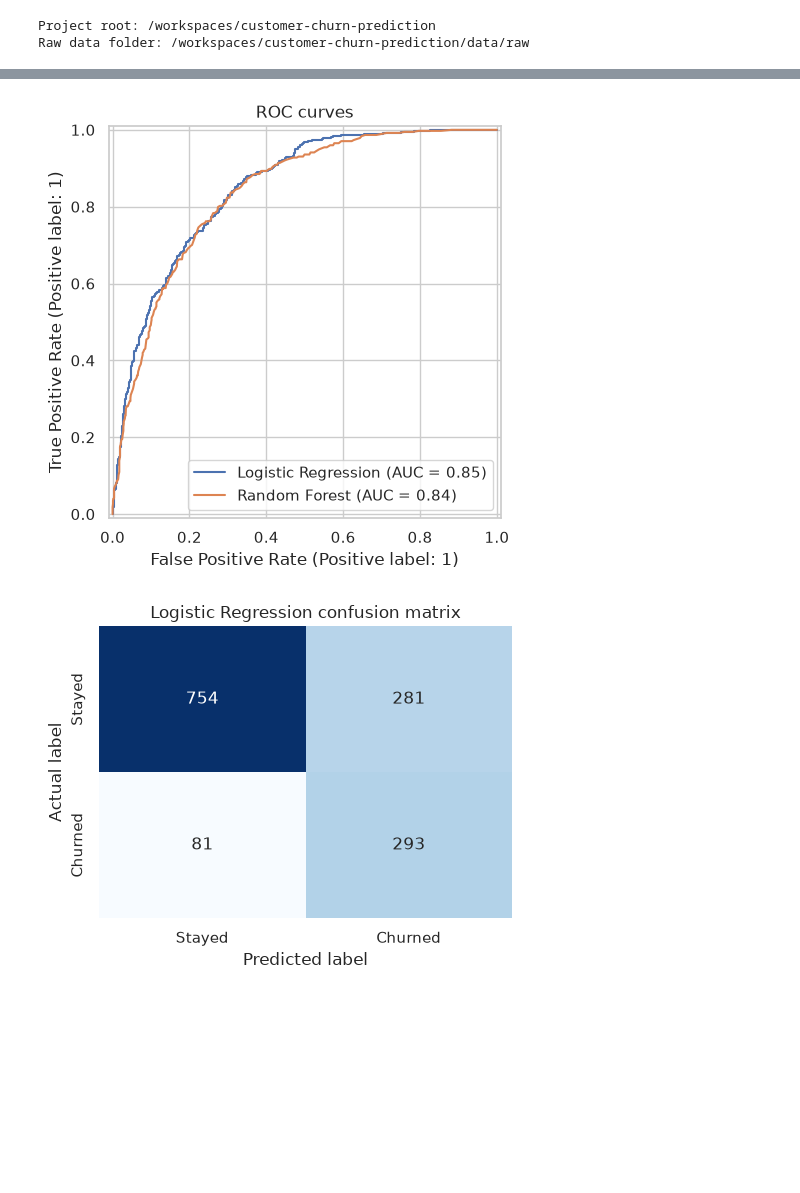
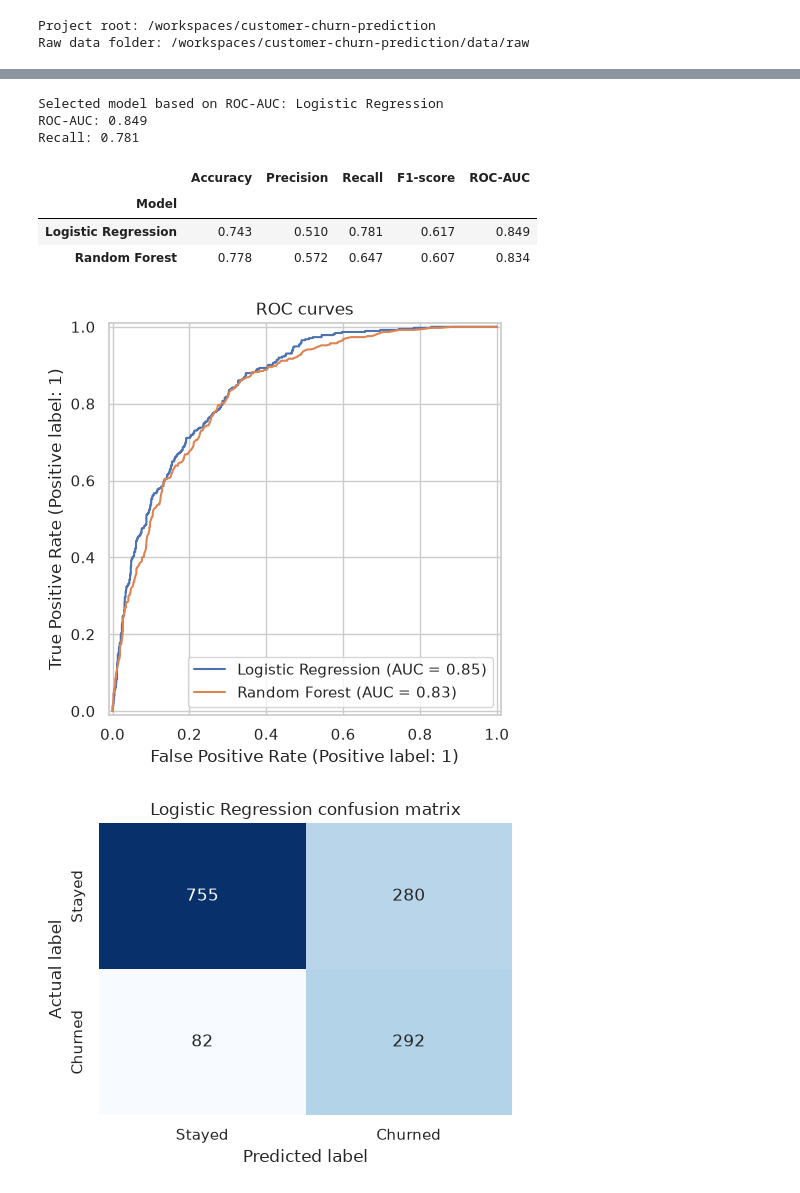
Before and after one commit to javariaqadeer94/customer-churn-prediction, a Jupyter notebook: notebooks/churn_model.ipynb, the cells around one changed output, grey strips where cells are left out. Saved outputs shown, nothing was run; the diff lists cells and outputs as text; code cells hidden in the pictures; blank space fills up the shorter version.

Commit message:
Update churn model and evaluation outputs

```diff
--- a/notebooks/churn_model.ipynb
+++ b/notebooks/churn_model.ipynb
@@ -30,7 +47,10 @@ from sklearn.model_selection import train_test_split
 from sklearn.pipeline import Pipeline
 from sklearn.preprocessing import OneHotEncoder, StandardScaler
 
-warnings.filterwarnings("ignore")
+RANDOM_STATE = 42
+warnings.filterwarnings("ignore", category=FutureWarning)
+pd.set_option("display.max_columns", None)
+pd.set_option("display.float_format", lambda value: f"{value:.3f}")
 sns.set_theme(style="whitegrid")
 
 ROOT = Path.cwd().resolve()
@@ -61,7 +85,14 @@ print(f"Loaded {excel_path.relative_to(ROOT)} | shape={df.shape}")
 print("\nColumns:\n", df.columns.tolist())
 print("\nData types:\n", df.dtypes)
 print("\nBasic statistics:\n", df.describe(include="all").transpose())
-print("\nMissing values:\n", df.isna().sum().sort_values(ascending=False))
+
+missing_summary = (
+    df.isna().sum().sort_values(ascending=False).to_frame("Missing Values")
+)
+missing_summary["Missing %"] = (missing_summary["Missing Values"] / len(df) * 100).round(2)
+print("\nMissing values:\n")
+display(missing_summary[missing_summary["Missing Values"] > 0])
+print("Duplicate rows:", df.duplicated().sum())
 
 df.columns = df.columns.str.strip()
 df = df.rename(columns={
@@ -73,7 +104,7 @@ df = df.rename(columns={
 })
 
 leakage_cols = ["Churn Value", "Churn Score", "Churn Reason"]
-redundant_cols = ["Count", "Country", "State"]
+redundant_cols = ["Count", "Country", "State", "CLTV"]
 geographic_cols = ["City", "Zip Code", "Lat Long", "Latitude", "Longitude"]
 for col in leakage_cols + redundant_cols + geographic_cols:
     if col in df.columns:
@@ -89,10 +120,10 @@ if "Churn" not in df:
     raise ValueError("Expected a Churn column")
 df["Churn"] = df["Churn"].map({"Yes": 1, "No": 0}).astype("int8")
 
-removed_predictors = set(leakage_cols + geographic_cols).intersection(df.columns)
+removed_predictors = set(leakage_cols + geographic_cols + ["CLTV"]).intersection(df.columns)
 if removed_predictors:
     raise AssertionError(f"Excluded predictors remain: {sorted(removed_predictors)}")
-print("\nLeakage and geographic predictors excluded successfully.")
+print("\nLeakage, CLTV, and geographic predictors excluded successfully.")
 print("Remaining columns:\n", df.columns.tolist())
 print("\nMissing values after cleaning (remaining values are imputed in pipelines):\n",
       df.isna().sum().sort_values(ascending=False))
@@ -300,6 +413,13 @@ The overall best model is chosen by ROC-AUC, then we save that trained pipeline
 best_name = comparison.index[0]
 best_model = fitted[best_name][0]
 joblib.dump(best_model, OUT / "best_churn_model.joblib")
+
+print(f"Selected model based on ROC-AUC: {best_name}")
+print(f"ROC-AUC: {comparison.loc[best_name, 'ROC-AUC']:.3f}")
+print(f"Recall: {comparison.loc[best_name, 'Recall']:.3f}")
+display(comparison.style.highlight_max(
+    subset=["Accuracy", "Precision", "Recall", "F1-score", "ROC-AUC"]
+).format("{:.3f}"))
 
 fig, ax = plt.subplots(figsize=(7, 5))
 for name, (model, prob) in fitted.items():
@@ -311,41 +431,69 @@ display(fig)
 plt.close(fig)
 
 for name, (model, prob) in fitted.items():
     predictions = model.predict(X_test)
     matrix = confusion_matrix(y_test, predictions)
     fig, ax = plt.subplots(figsize=(5, 4))
     sns.heatmap(
         matrix,
         annot=True,
         fmt="d",
         cmap="Blues",
         cbar=False,
         xticklabels=["Stayed", "Churned"],
         yticklabels=["Stayed", "Churned"],
         ax=ax,
     )
     ax.set_title(f"{name} confusion matrix")
     ax.set_xlabel("Predicted label")
     ax.set_ylabel("Actual label")
     plt.tight_layout()
     filename = name.lower().replace(" ", "_") + "_confusion_matrix.png"
     fig.savefig(FIGURES / filename, dpi=150)
     display(fig)
     plt.close(fig)
 
-if best_name != "Logistic Regression":
-    raise AssertionError(f"Expected Logistic Regression to be selected, got {best_name}")
-
 names = best_model.named_steps["preprocessor"].get_feature_names_out()
 estimator = best_model.named_steps["model"]
-importance = pd.DataFrame({
-    "Feature": names,
-    "Importance": estimator.coef_[0],
-    "Absolute importance": np.abs(estimator.coef_[0]),
-}).sort_values("Absolute importance", ascending=False)
+if hasattr(estimator, "coef_"):
+    coefficients = estimator.coef_[0]
+    importance = pd.DataFrame({"Feature": names, "Coefficient": coefficients})
+else:
+    importance = pd.DataFrame({
+        "Feature": names,
+        "Coefficient": estimator.feature_importances_,
+    })
+importance["Absolute Coefficient"] = importance["Coefficient"].abs()
+importance["Direction"] = np.where(
+    importance["Coefficient"] > 0,
+    "Higher churn association",
+    "Lower churn association",
+)
+importance = importance.sort_values("Absolute Coefficient", ascending=False)
 importance.head(20).to_csv(OUT / "feature_importance.csv", index=False)
-print("\nBest model by ROC-AUC:", best_name)
+
+plot_features = pd.concat([
+    importance.sort_values("Coefficient").head(10),
+    importance.sort_values("Coefficient").tail(10),
+]).drop_duplicates("Feature")
+fig, ax = plt.subplots(figsize=(9, 7))
+sns.barplot(data=plot_features, x="Coefficient", y="Feature", ax=ax)
+ax.set_title("Top Logistic Regression coefficients")
+ax.set_xlabel("Logistic Regression coefficient")
+ax.set_ylabel("Feature")
+plt.tight_layout()
+fig.savefig(FIGURES / "logistic_regression_feature_importance.png", dpi=150)
+display(fig)
+plt.close(fig)
+
 print("\nMost important features:\n", importance.head(10))
 # %% [output]
+Selected model based on ROC-AUC: Logistic Regression
+ROC-AUC: 0.849
+Recall: 0.781
+|  | Accuracy | Precision | Recall | F1-score | ROC-AUC |
+| Model |  |  |  |  |  |
+| Logistic Regression | 0.743 | 0.510 | 0.781 | 0.617 | 0.849 |
+| Random Forest | 0.778 | 0.572 | 0.647 | 0.607 | 0.834 |
-[figure, old version]
+[figure, new version]
-[figure, old version]
+[figure, new version]
```
Also changed, not shown: parts of 13 cells of this notebook, 7 other files.
